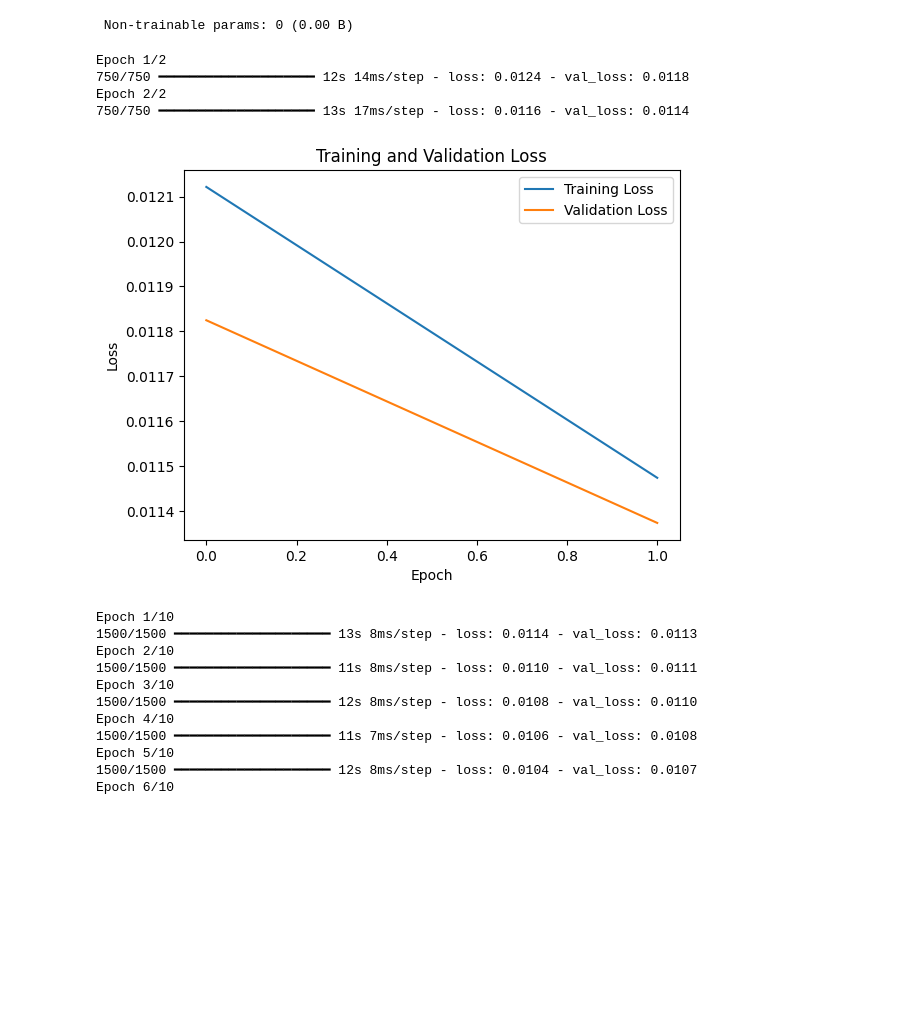
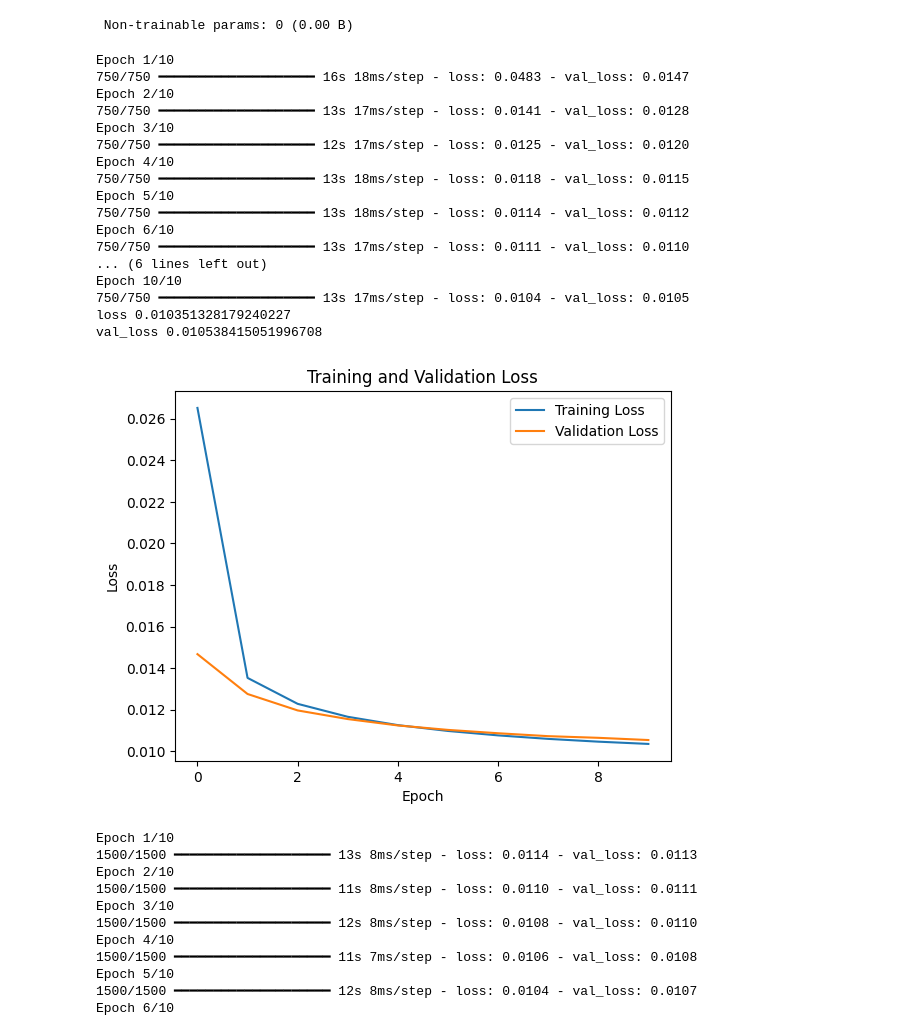
Before and after one commit to Stan-DT/AI-Project-2, a Jupyter notebook: encoding.ipynb, the cells around one changed output. Drawn from its saved outputs; the diff is of its cells as text; code cells hidden in the pictures; blank space fills up the shorter version.

```diff
--- a/encoding.ipynb
+++ b/encoding.ipynb
@@ -1,25 +5,22 @@
 # %%
-from encoding import Encoding
-from tensorflow.keras.datasets import fashion_mnist
-from tensorflow.keras import datasets, layers, models
-import tensorflow as tf
+# Initial Model
 
-# (x_train, y_train), (x_test, y_test) = fashion_mnist.load_data()
-# enc = Encoding(x_train, x_test)
+(x_train, y_train), (x_test, y_test) = fashion_mnist.load_data()
+enc = Encoding(x_train, x_test)
 
-# loss_fn = tf.keras.losses.MeanSquaredError()
-# enc.set_loss_function(loss_fn)
+loss_fn = tf.keras.losses.MeanSquaredError()
+enc.set_loss_function(loss_fn)
 
-# enc.set_seed(36)
+enc.set_seed(36)
 
-# latent_dim = 4**2
-# enc.set_latent_dim(latent_dim)
+latent_dim = 4**2
+enc.set_latent_dim(latent_dim)
 
-# enc.normalize_data()
+enc.normalize_data()
 
-# enc.split_to_val(0.2)
+enc.split_to_val(0.2)
 
-# enc.reshaper()
+enc.reshaper()
 # %%
 # Encoder
 
@@ -73,17 +88,30 @@ Model: "autoencoder"
 # %%
 # Train model and plot
 
 enc.compile_model('mse','adam')
 
-enc.train_model(2, 64)
+enc.train_model(10, 64)
 
 enc.plot_training_and_validation_curves()
 # %% [output]
-Epoch 1/2
-750/750 ━━━━━━━━━━━━━━━━━━━━ 12s 14ms/step - loss: 0.0124 - val_loss: 0.0118
-Epoch 2/2
-750/750 ━━━━━━━━━━━━━━━━━━━━ 13s 17ms/step - loss: 0.0116 - val_loss: 0.0114
+Epoch 1/10
+750/750 ━━━━━━━━━━━━━━━━━━━━ 16s 18ms/step - loss: 0.0483 - val_loss: 0.0147
+Epoch 2/10
+750/750 ━━━━━━━━━━━━━━━━━━━━ 13s 17ms/step - loss: 0.0141 - val_loss: 0.0128
+Epoch 3/10
+750/750 ━━━━━━━━━━━━━━━━━━━━ 12s 17ms/step - loss: 0.0125 - val_loss: 0.0120
+Epoch 4/10
+750/750 ━━━━━━━━━━━━━━━━━━━━ 13s 18ms/step - loss: 0.0118 - val_loss: 0.0115
+Epoch 5/10
+750/750 ━━━━━━━━━━━━━━━━━━━━ 13s 18ms/step - loss: 0.0114 - val_loss: 0.0112
+Epoch 6/10
+750/750 ━━━━━━━━━━━━━━━━━━━━ 13s 17ms/step - loss: 0.0111 - val_loss: 0.0110
+... (6 lines left out)
+Epoch 10/10
+750/750 ━━━━━━━━━━━━━━━━━━━━ 13s 17ms/step - loss: 0.0104 - val_loss: 0.0105
+loss 0.010351328179240227
+val_loss 0.010538415051996708
-[figure, old version]
+[figure, new version]
 # %%
 # Fine-tuning
 
```
Also changed, not shown: parts of 6 cells of this notebook, 10 other files.
